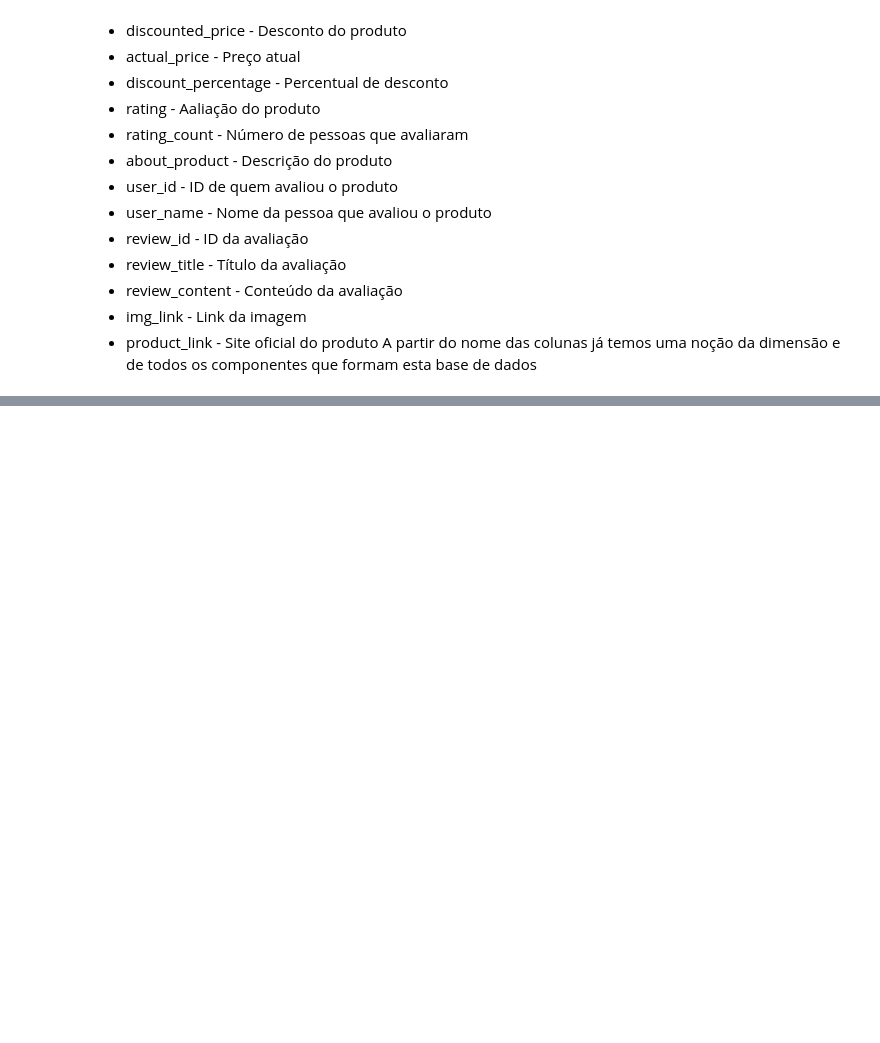
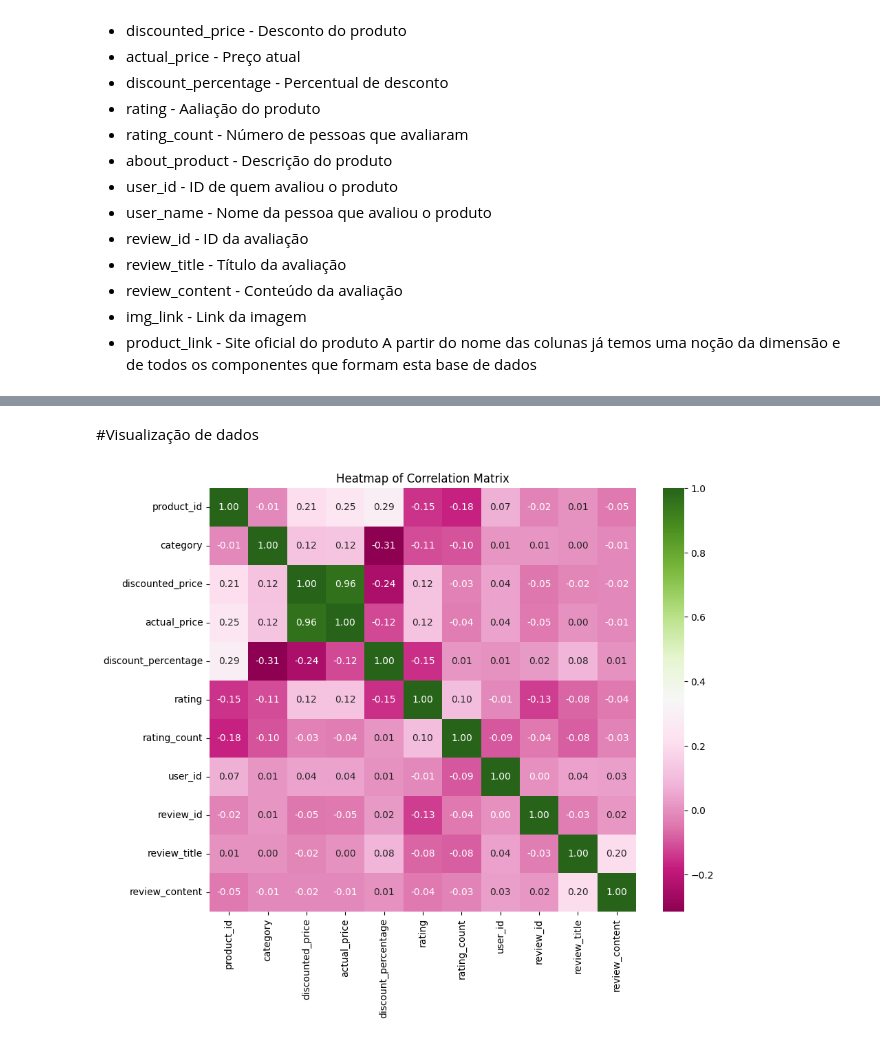
Before and after one commit to Datag4rcia/AAPL, a Jupyter notebook: trabpraticads.ipynb, the cells around one changed output, grey strips where cells are left out. Drawn from its saved outputs; the diff is of its cells as text; code cells hidden in the pictures; blank space fills up the shorter version.

```diff
--- a/trabpraticads.ipynb
+++ b/trabpraticads.ipynb
@@ -101,0 +117,4 @@ A partir do nome das colunas já temos uma noção da dimensão e de todos os co
+# %%
+#Trocando o símbolo do rating_count
+
+df['rating_count'] = df['rating_count'].str.replace(',', '').astype('float64')
@@ -101,0 +130,5 @@ A partir do nome das colunas já temos uma noção da dimensão e de todos os co
+# %%
+#Tirando as colunas que não vamos usar
+
+df.drop(['img_link','product_name','about_product','user_name','img_link','product_link'], axis=1, inplace=True)
+df.head()
@@ -101,0 +144,21 @@ A partir do nome das colunas já temos uma noção da dimensão e de todos os co
+# %%
+from sklearn.preprocessing import LabelEncoder
+# label encode categorical variables
+
+le_product_id = LabelEncoder()
+le_category = LabelEncoder()
+le_review_id = LabelEncoder()
+le_review_content = LabelEncoder()
+le_user_name = LabelEncoder()
+le_about_product = LabelEncoder()
+le_user_id = LabelEncoder()
+le_review_title = LabelEncoder()
+
+
+
+df['product_id'] = le_product_id.fit_transform(df['product_id'])
+df['category'] = le_category.fit_transform(df['category'])
+df['review_id'] = le_review_id.fit_transform(df['review_id'])
+df['review_content'] = le_review_content.fit_transform(df['review_content'])
+df['user_id'] = le_user_id.fit_transform(df['user_id'])
+df['review_title'] = le_review_title.fit_transform(df['review_title'])
@@ -101,0 +206,18 @@ A partir do nome das colunas já temos uma noção da dimensão e de todos os co
+# %% [markdown]
+#Visualização de dados
+# %%
+# Mapa de calor
+
+import seaborn as sns
+import matplotlib.pyplot as plt
+
+# Calculate the correlation matrix
+corr_matrix = df.corr()
+
+# Create a heatmap
+plt.figure(figsize=(10, 8))
+sns.heatmap(corr_matrix, annot=True, cmap='PiYG', fmt=".2f")
+plt.title('Heatmap of Correlation Matrix')
+plt.show()
+# %% [output]
+[figure, added]
```
Also changed, not shown: parts of 30 cells of this notebook.
